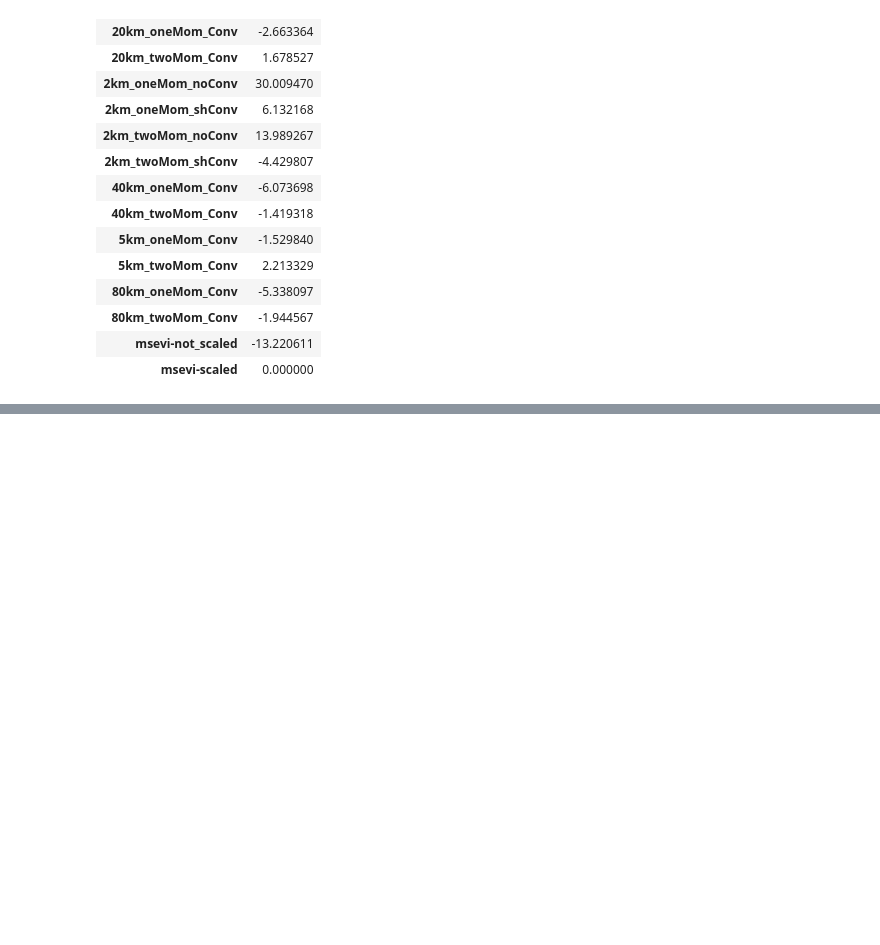
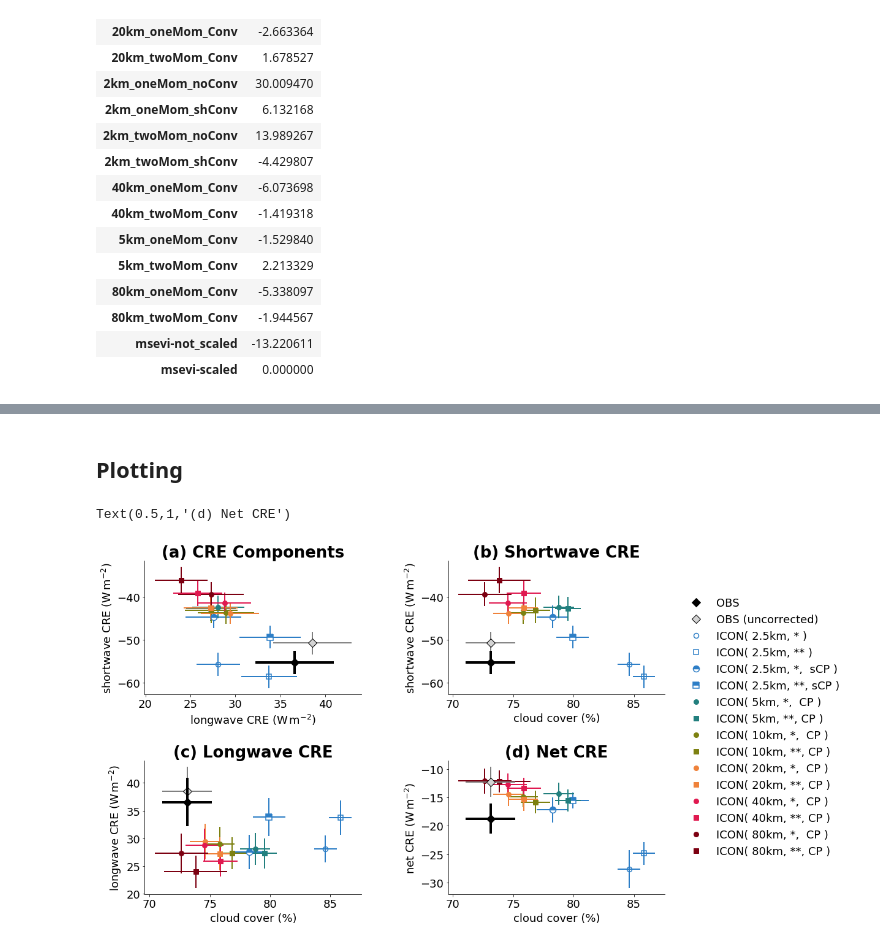
Before and after one commit to fsenf/nbook.CRE-2020-paper-plots, a Jupyter notebook: nbooks/05-plot_CRE-vs-CC.ipynb, the cells around one changed output, grey strips where cells are left out. Cells and saved outputs as stored; diff of their text form; code cells hidden in the pictures; blank space fills up the shorter version.

```diff
--- a/nbooks/05-plot_CRE-vs-CC.ipynb
+++ b/nbooks/05-plot_CRE-vs-CC.ipynb
@@ -302,0 +315,13 @@ dr
+# %%
+vlist = ['scre_contrib',
+ 'lcre_contrib',
+ 'net_cre_contrib',]
+
+for vname in vlist:
+    newname = '%s_scaled_with_cc' % vname
+    daily_mean[newname] = daily_mean[vname] * 100 / daily_mean['afrac']
+# %%
+dvar = daily_mean.std('day')
+mvar = daily_mean.mean('day')
+
+dvar_q = ( daily_mean.quantile(0.84, 'day') - daily_mean.quantile(0.16, 'day')  ) /2.
@@ -302,0 +330,4 @@ dr
+# %%
+nday = daily_mean.dims['day']
+# %%
+var_sem = ( daily_mean.quantile(0.84, 'day') - daily_mean.quantile(0.16, 'day')  ) / np.sqrt( nday )
@@ -302,0 +354,2 @@ dr
+# %% [markdown]
+## Plotting
@@ -302,0 +383,50 @@ dr
+# %%
+fig, ax = pl.subplots( ncols = 2, nrows = 2, figsize = (18,10))
+ax = ax.flatten()
+pl.subplots_adjust( hspace = 0.5, right = 0.78, wspace = 0.4)
+
+pl.sca(ax[0])
+
+errplot_ave_vars(mvar, var_sem, 'lcre_contrib_scaled_with_cc', 'scre_contrib_scaled_with_cc')
+
+pl.xlabel( 'longwave CRE ($\mathrm{W\, m^{-2}}$)')
+pl.ylabel( 'shortwave CRE ($\mathrm{W\, m^{-2}}$)')
+sns.despine()
+#pl.legend( loc = 'center right', bbox_to_anchor=(2.1, 0.5), ncol = 2 )
+pl.title('(a) CRE Components', fontweight = 'bold', fontsize = 'x-large')
+
+
+
+pl.sca(ax[1])
+errplot_ave_vars(mvar, var_sem, 'afrac', 'scre_contrib_scaled_with_cc')
+
+pl.xlabel( 'cloud cover (%)')
+pl.ylabel( 'shortwave CRE ($\mathrm{W\, m^{-2}}$)')
+sns.despine()
+#pl.legend( loc = 'center right', bbox_to_anchor=(2.1, 0.5), ncol = 2 )
+pl.title('(b) Shortwave CRE', fontweight = 'bold', fontsize = 'x-large')
+nawdex_analysis.plot.legend.plegend(loc = 'upper right', fontsize = 'medium',
+                                    bbox_to_anchor = (1.85, 0.8) )
+
+pl.sca(ax[2])
+errplot_ave_vars(mvar, var_sem, 'afrac', 'lcre_contrib_scaled_with_cc')
+
+pl.xlabel( 'cloud cover (%)')
+pl.ylabel( 'longwave CRE ($\mathrm{W\, m^{-2}}$)')
+sns.despine()
+#pl.legend( loc = 'center right', bbox_to_anchor=(2.1, 0.5), ncol = 2 )
+pl.title('(c) Longwave CRE', fontweight = 'bold', fontsize = 'x-large')
+
+
+pl.sca(ax[3])
+errplot_ave_vars(mvar, var_sem, 'afrac', 'net_cre_contrib_scaled_with_cc')
+
+pl.xlabel( 'cloud cover (%)')
+pl.ylabel( 'net CRE ($\mathrm{W\, m^{-2}}$)')
+sns.despine( )
+#pl.legend( loc = 'center right', bbox_to_anchor=(2.1, 0.5), ncol = 2 )
+pl.title('(d) Net CRE', fontweight = 'bold', fontsize = 'x-large')
+# pl.savefig('../pics/domain_average_cre_components_cc%s.png' % suffix, dpi = 300)
+# %% [output]
+Text(0.5,1,'(d) Net CRE')
+[figure, added]
```
Also changed, not shown: parts of 6 cells of this notebook, 17 other files.
